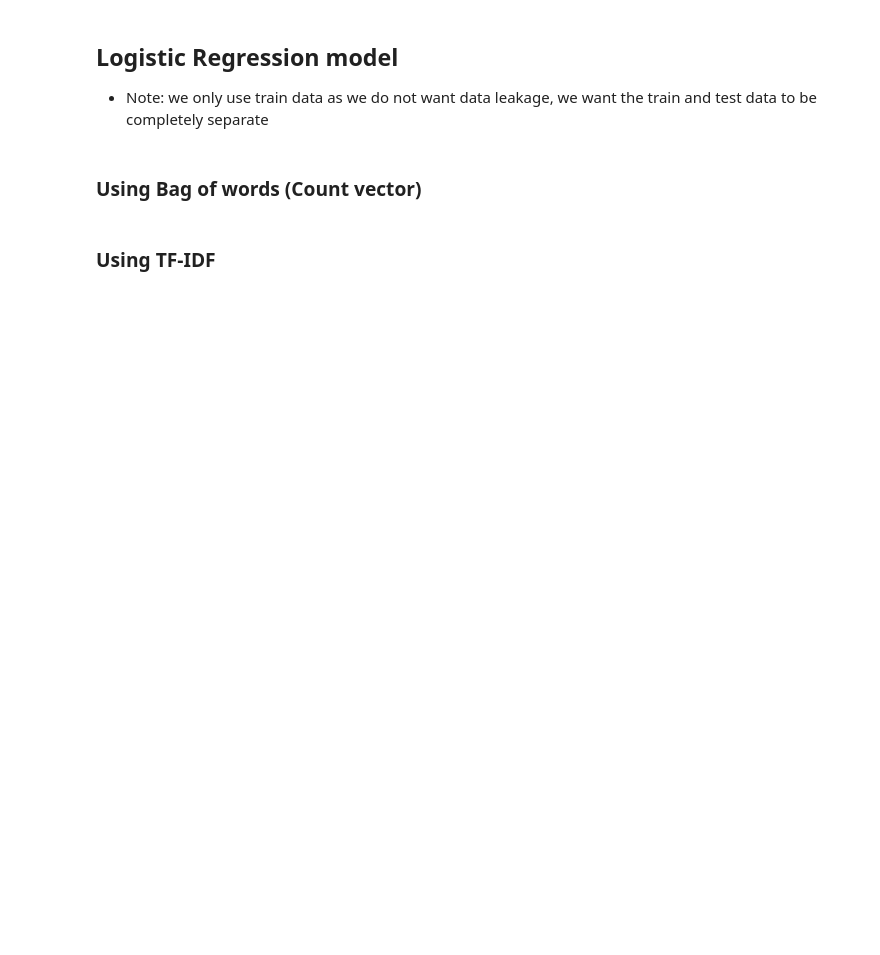
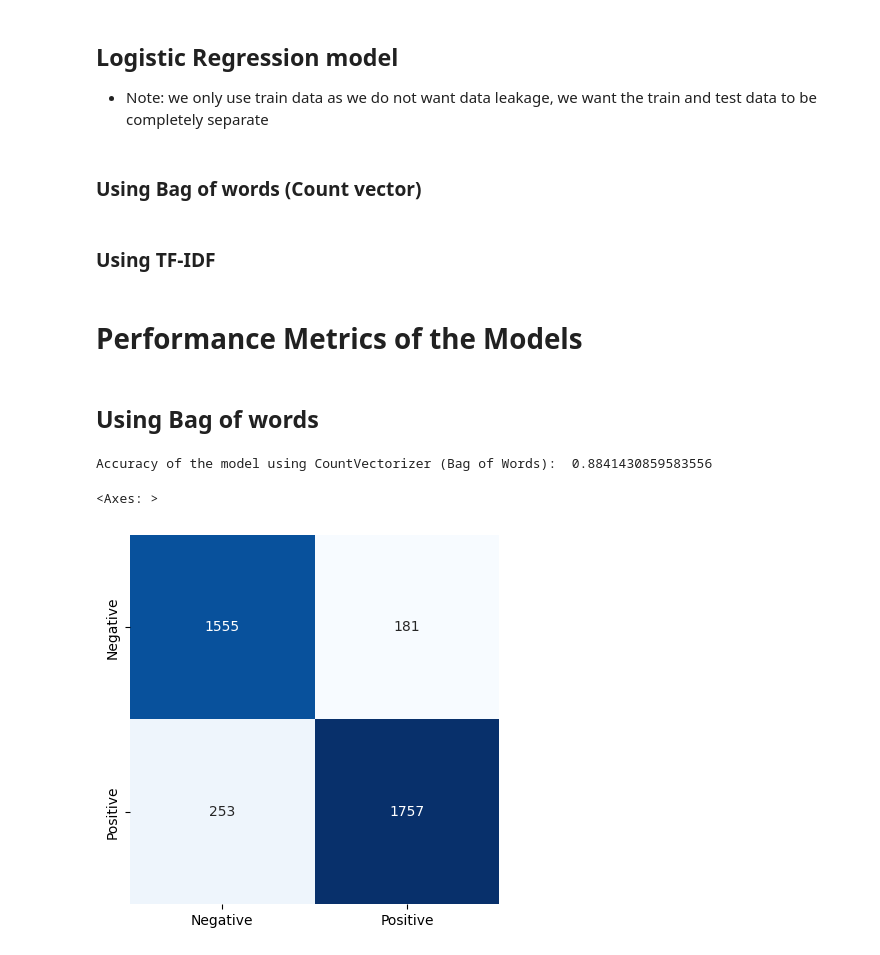
Before and after one commit to thomashazekamp/ForkNFind, a Jupyter notebook: src/sentiment_analysis/new_/new_.ipynb, the cells around one changed output. Drawn from its saved outputs; the diff is of its cells as text; code cells hidden in the pictures; blank space fills up the shorter version.

Commit message:
Checking the performance of the two methods (Bag of words & TF-IDF). Relates to #95

```diff
--- a/src/sentiment_analysis/new_/new_.ipynb
+++ b/src/sentiment_analysis/new_/new_.ipynb
@@ -378,3 +375,5 @@ x_train_tf = tf.transform(x_train) # transform the training data
 x_test_tf = tf.transform(x_test) # transform the testing data
 
 model_lr_tf = fit_lr(x_train_tf, y_train) # fit the model on the training data
+# %% [markdown]
+# Performance Metrics of the Models
@@ -380,0 +384,14 @@ model_lr_tf = fit_lr(x_train_tf, y_train) # fit the model on the training data
+# %% [markdown]
+## Using Bag of words
+# %%
+y_predict_lr_cv = model_lr_cv.predict(x_test_cv)
+
+print("Accuracy of the model using CountVectorizer (Bag of Words): ", accuracy_score(y_test, y_predict_lr_cv))
+
+conf_matrix = confusion_matrix(y_test, y_predict_lr_cv)
+
+sns.heatmap(conf_matrix, square=True, annot=True, cmap='Blues', fmt='d', cbar=False, xticklabels=['Negative', 'Positive'], yticklabels=['Negative', 'Positive'])
+# %% [output]
+Accuracy of the model using CountVectorizer (Bag of Words):  0.8841430859583556
+<Axes: >
+[figure, added]
```
Also changed, not shown: parts of 8 cells of this notebook.
